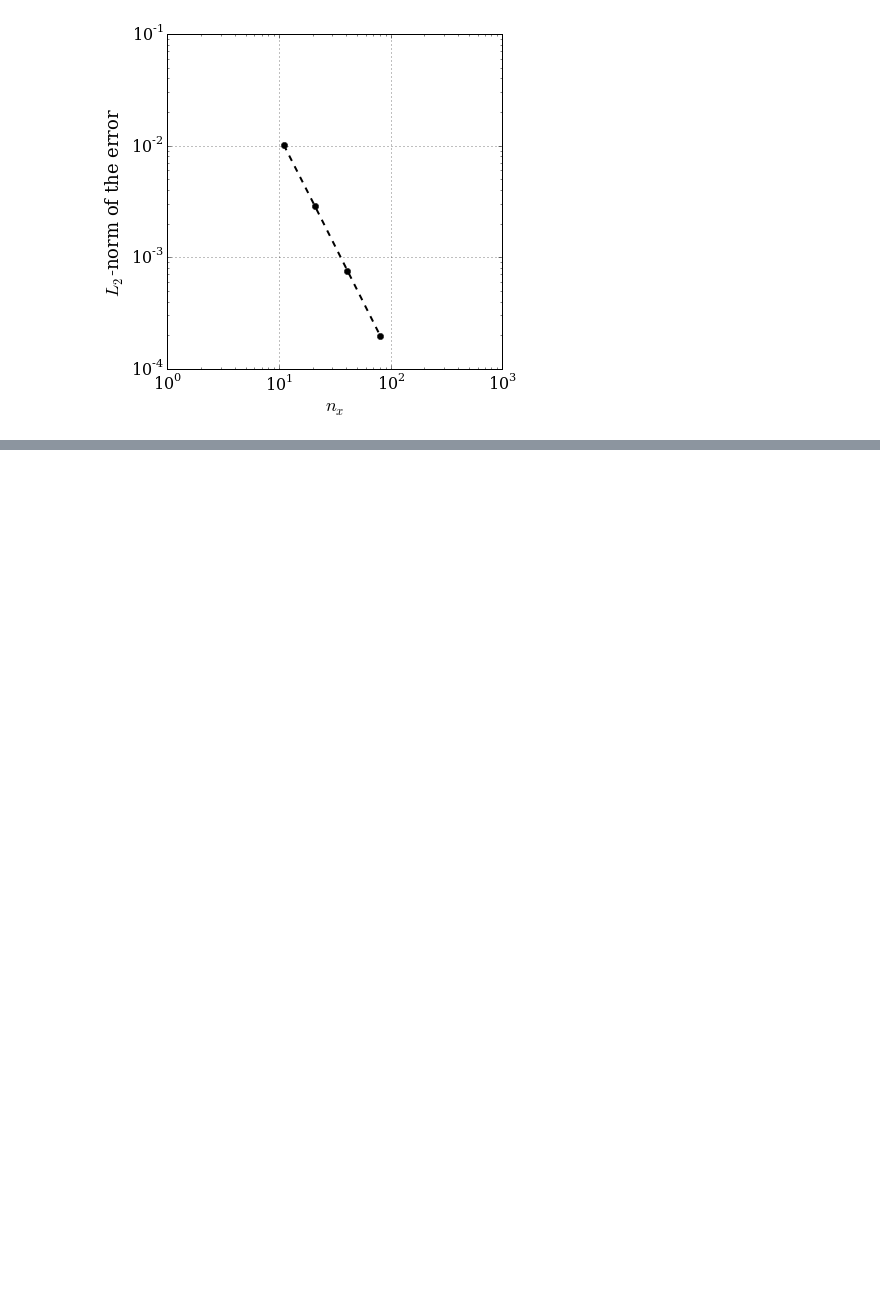
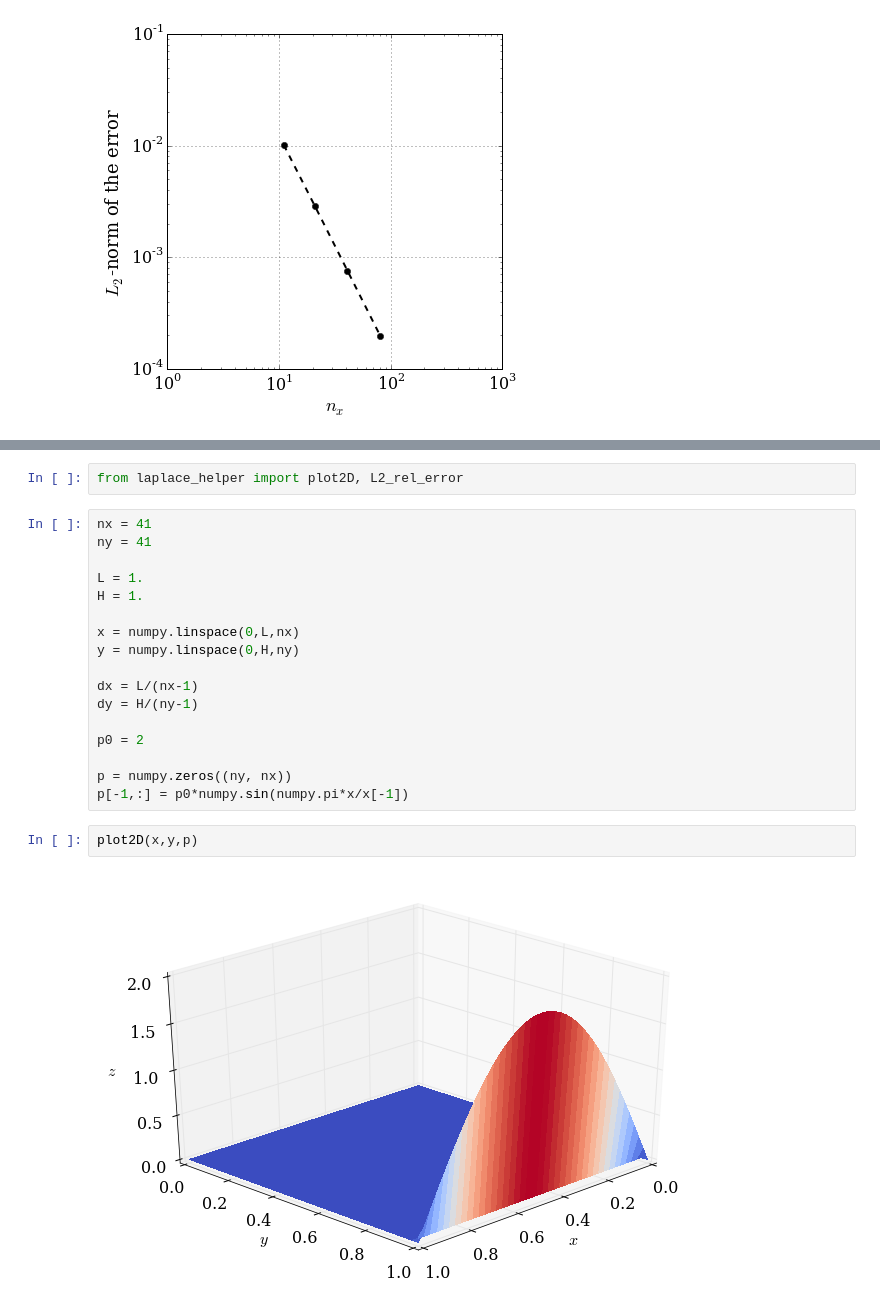
Before and after one commit to yaor/numerical-mooc, a Jupyter notebook: lessons/05_relax/weird.neumann.behavior.ipynb, the cells around one changed output, grey strips where cells are left out. Cells and saved outputs as stored; diff of their text form; blank space fills up the shorter version.

```diff
--- a/lessons/05_relax/weird.neumann.behavior.ipynb
+++ b/lessons/05_relax/weird.neumann.behavior.ipynb
@@ -205,0 +213,23 @@ def l1sum(p, pxy, gridsize):
+# %%
+from laplace_helper import plot2D, L2_rel_error
+# %%
+nx = 41
+ny = 41
+
+L = 1.
+H = 1.
+
+x = numpy.linspace(0,L,nx)
+y = numpy.linspace(0,H,ny)
+
+dx = L/(nx-1)
+dy = H/(ny-1)
+
+p0 = 2
+
+p = numpy.zeros((ny, nx))
+p[-1,:] = p0*numpy.sin(numpy.pi*x/x[-1])
+# %%
+plot2D(x,y,p)
+# %% [output]
+[figure, added]
```
Also changed, not shown: parts of 17 cells of this notebook.
